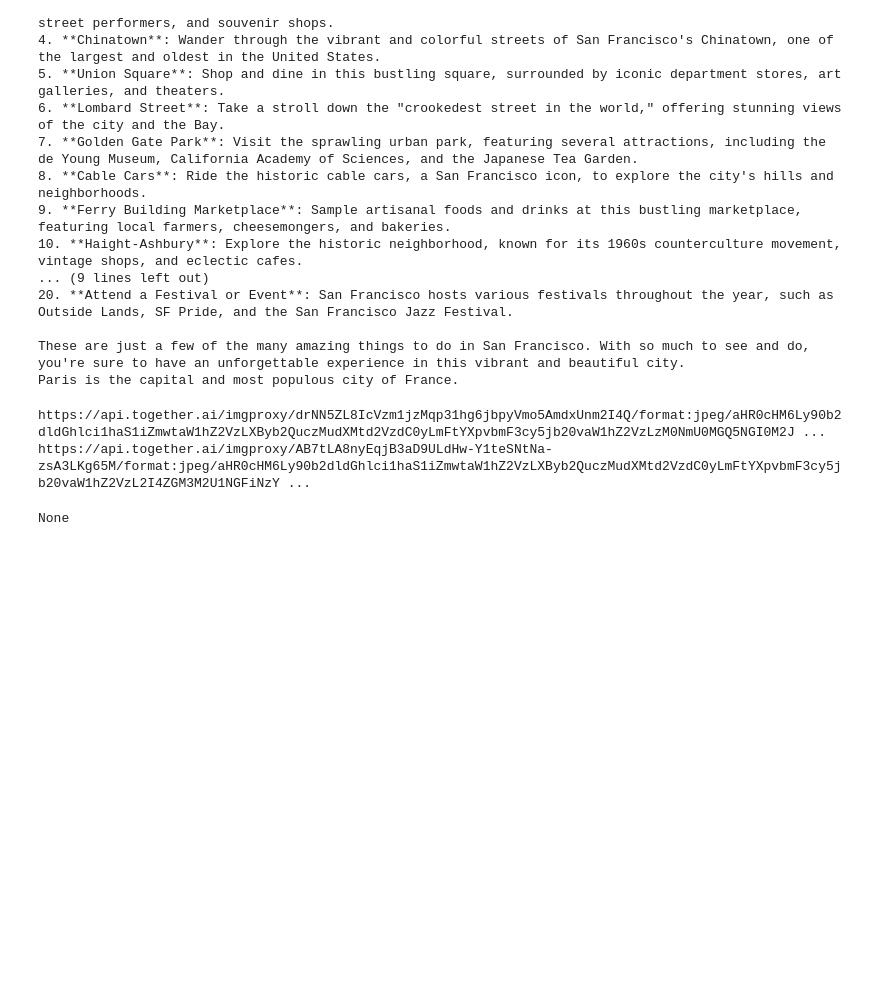
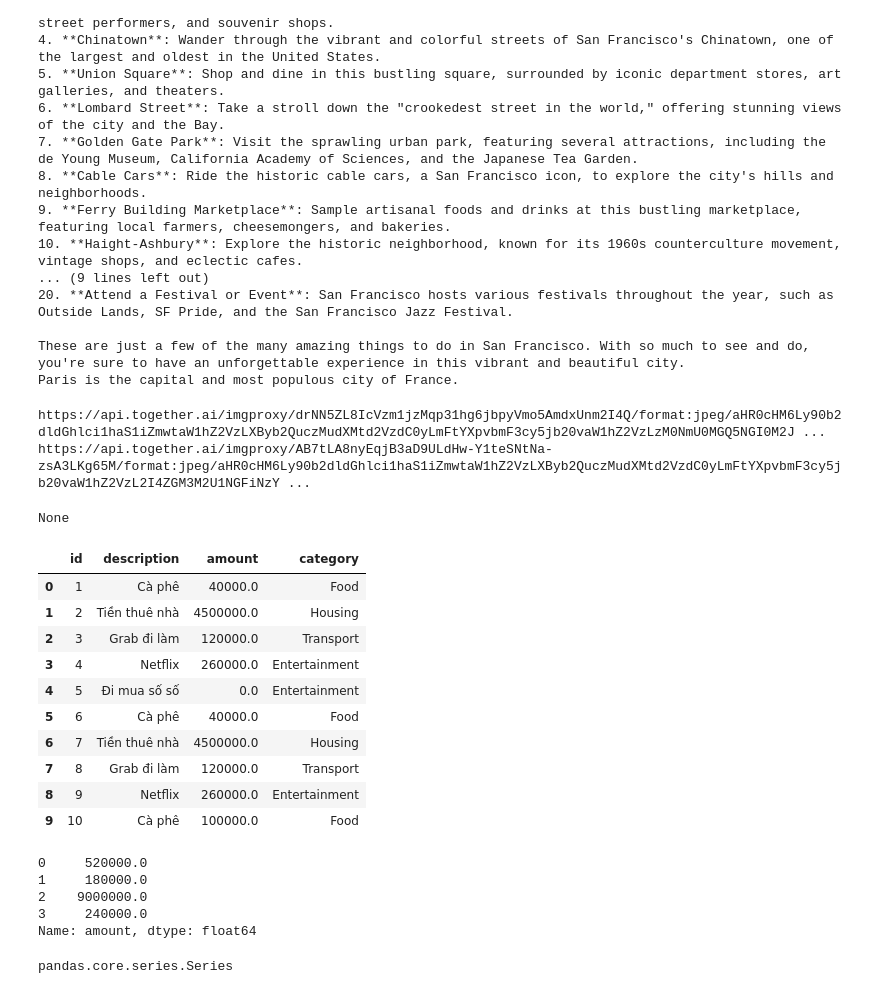
Before and after one commit to lf2foce/techlocal-copy, a Jupyter notebook: notebook/test.ipynb, the cells around one changed output. Cells and saved outputs as stored; diff of their text form; code cells hidden in the pictures; blank space fills up the shorter version.

```diff
--- a/notebook/test.ipynb
+++ b/notebook/test.ipynb
@@ -729,3 +729,53 @@ response = client.images.generate(
 print(response.data[0].b64_json)
 # %% [output]
 None
+# %%
+
+import pandas as pd
+
+# Create the dataframe manually based on the image
+df_expense = pd.DataFrame({
+    "id": [1, 2, 3, 4, 5, 6, 7, 8, 9, 10],
+    "description": ["Cà phê", "Tiền thuê nhà", "Grab đi làm", "Netflix", "Đi mua số số",
+                    "Cà phê", "Tiền thuê nhà", "Grab đi làm", "Netflix", "Cà phê"],
+    "amount": [40000.0, 4500000.0, 120000.0, 260000.0, 0.0,
+               40000.0, 4500000.0, 120000.0, 260000.0, 100000.0],
+    "category": ["Food", "Housing", "Transport", "Entertainment", "Entertainment",
+                 "Food", "Housing", "Transport", "Entertainment", "Food"]
+})
+# %%
+df_expense
+# %% [output]
+|  | id | description | amount | category |
+| 0 | 1 | Cà phê | 40000.0 | Food |
+| 1 | 2 | Tiền thuê nhà | 4500000.0 | Housing |
+| 2 | 3 | Grab đi làm | 120000.0 | Transport |
+| 3 | 4 | Netflix | 260000.0 | Entertainment |
+| 4 | 5 | Đi mua số số | 0.0 | Entertainment |
+| 5 | 6 | Cà phê | 40000.0 | Food |
+| 6 | 7 | Tiền thuê nhà | 4500000.0 | Housing |
+| 7 | 8 | Grab đi làm | 120000.0 | Transport |
+| 8 | 9 | Netflix | 260000.0 | Entertainment |
+| 9 | 10 | Cà phê | 100000.0 | Food |
+# %%
+def group_by_category(df):
+    a= df.groupby("category")["amount"].sum().reset_index(drop=True) #.sort_values(by="amount", ascending=False)
+    return a
+
+# def group_by_category(df):
+#     return df.groupby("category", as_index=False)["amount"].sum() \
+#     .sort_values(by="amount", ascending=False)
+
+
+df_1 = group_by_category(df_expense)
+df_1
+# %% [output]
+0     520000.0
+1     180000.0
+2    9000000.0
+3     240000.0
+Name: amount, dtype: float64
+# %%
+type(df_1)
+# %% [output]
+pandas.core.series.Series
```
Also changed, not shown: parts of 15 cells of this notebook, 4 other files.
